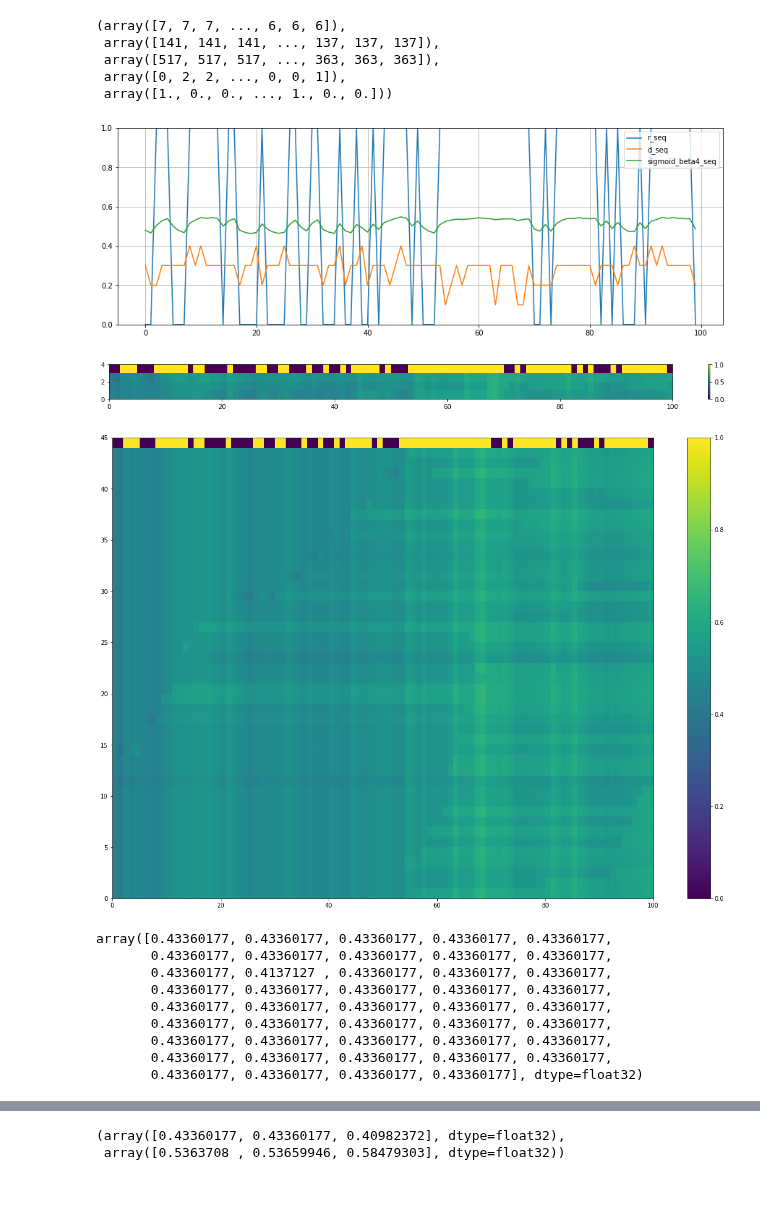
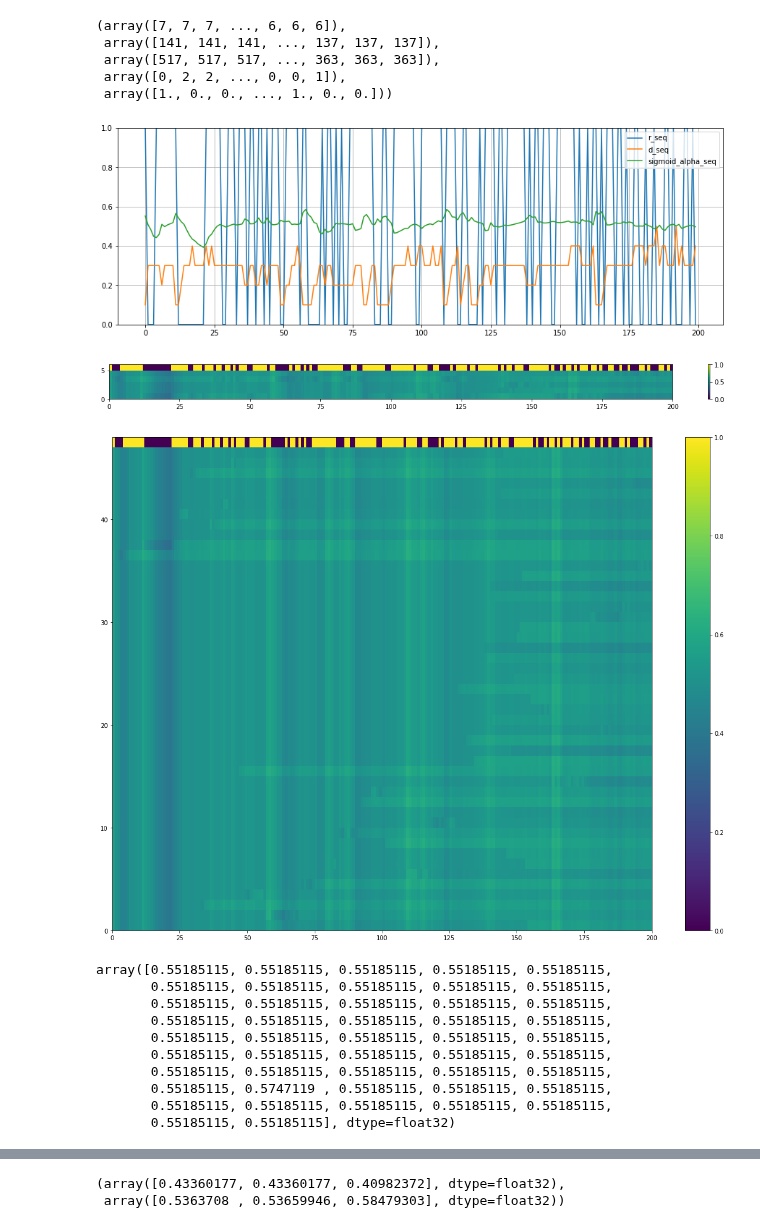
Before and after one commit to Wonriedu/ai-user-modeling, a Jupyter notebook: result_analysis (_20220707_00).ipynb, the cells around one changed output, grey strips where cells are left out. Drawn from its saved outputs; the diff is of its cells as text; code cells hidden in the pictures; blank space fills up the shorter version.

```diff
--- a/result_analysis (_20220707_00).ipynb
+++ b/result_analysis (_20220707_00).ipynb
@@ -160,8 +160,8 @@ test_dataset[6]
 # 0, 6
 c1_seq, c2_seq, c4_seq, d_seq, r_seq = test_dataset[6]
 
-view_from = 400
-view_to = 500
+view_from = 0
+view_to = 200
 
 seq_len = view_to - view_from
 
@@ -241,41 +241,42 @@ C4_seq = C4_seq.squeeze().detach().cpu().numpy()
 # %%
 plt.figure(figsize=[15, 5], facecolor="white")
 plt.plot(r_seq[0], label="r_seq")
 plt.plot((d_seq[0] + 1) / 10, label="d_seq")
-# plt.plot(sigmoid_alpha_seq, label="sigmoid_alpha_seq")
+plt.plot(sigmoid_alpha_seq, label="sigmoid_alpha_seq")
 # plt.plot(sigmoid_alpha_beta2_seq, label="sigmoid_alpha_beta2_seq")
 # plt.plot(sigmoid_alpha_beta4_seq, label="sigmoid_alpha_beta4_seq")
-plt.plot(sigmoid_beta4_seq, label="sigmoid_beta4_seq")
+# plt.plot(sigmoid_beta4_seq, label="sigmoid_beta4_seq")
 plt.grid()
 plt.ylim(0, 1)
 plt.legend()
 plt.show()
 
 plt.figure(figsize=[20, len(np.unique(c2_seq)) // 3], facecolor="white")
 temp = np.concatenate([CQ_seq[:, np.unique(c2_seq)].T, r_seq], axis=0)
 plt.pcolormesh(temp)
 plt.colorbar()
 plt.show()
 
 plt.figure(figsize=[20, len(np.unique(c4_seq)) // 3], facecolor="white")
 temp = np.concatenate([CQ4_seq[:, np.unique(c4_seq)].T, r_seq], axis=0)
 plt.pcolormesh(temp)
 plt.colorbar()
 plt.show()
 # %% [output]
-[figure, old version]
+[figure, new version]
-[figure, old version]
+[figure, new version]
-[figure, old version]
+[figure, new version]
 # %%
-CQ4_seq[:, np.unique(c4_seq)][0]
+CQ4_seq[0][np.unique(c4_seq)]
 # %% [output]
-array([0.43360177, 0.43360177, 0.43360177, 0.43360177, 0.43360177,
-       0.43360177, 0.43360177, 0.43360177, 0.43360177, 0.43360177,
-       0.43360177, 0.4137127 , 0.43360177, 0.43360177, 0.43360177,
-       0.43360177, 0.43360177, 0.43360177, 0.43360177, 0.43360177,
-       0.43360177, 0.43360177, 0.43360177, 0.43360177, 0.43360177,
-       0.43360177, 0.43360177, 0.43360177, 0.43360177, 0.43360177,
-       0.43360177, 0.43360177, 0.43360177, 0.43360177, 0.43360177,
-       0.43360177, 0.43360177, 0.43360177, 0.43360177, 0.43360177,
-       0.43360177, 0.43360177, 0.43360177, 0.43360177], dtype=float32)
+array([0.55185115, 0.55185115, 0.55185115, 0.55185115, 0.55185115,
+       0.55185115, 0.55185115, 0.55185115, 0.55185115, 0.55185115,
+       0.55185115, 0.55185115, 0.55185115, 0.55185115, 0.55185115,
+       0.55185115, 0.55185115, 0.55185115, 0.55185115, 0.55185115,
+       0.55185115, 0.55185115, 0.55185115, 0.55185115, 0.55185115,
+       0.55185115, 0.55185115, 0.55185115, 0.55185115, 0.55185115,
+       0.55185115, 0.55185115, 0.55185115, 0.55185115, 0.55185115,
+       0.55185115, 0.5747119 , 0.55185115, 0.55185115, 0.55185115,
+       0.55185115, 0.55185115, 0.55185115, 0.55185115, 0.55185115,
+       0.55185115, 0.55185115], dtype=float32)
 # %%
```
Also changed, not shown: parts of 4 cells of this notebook, 2 other files.
